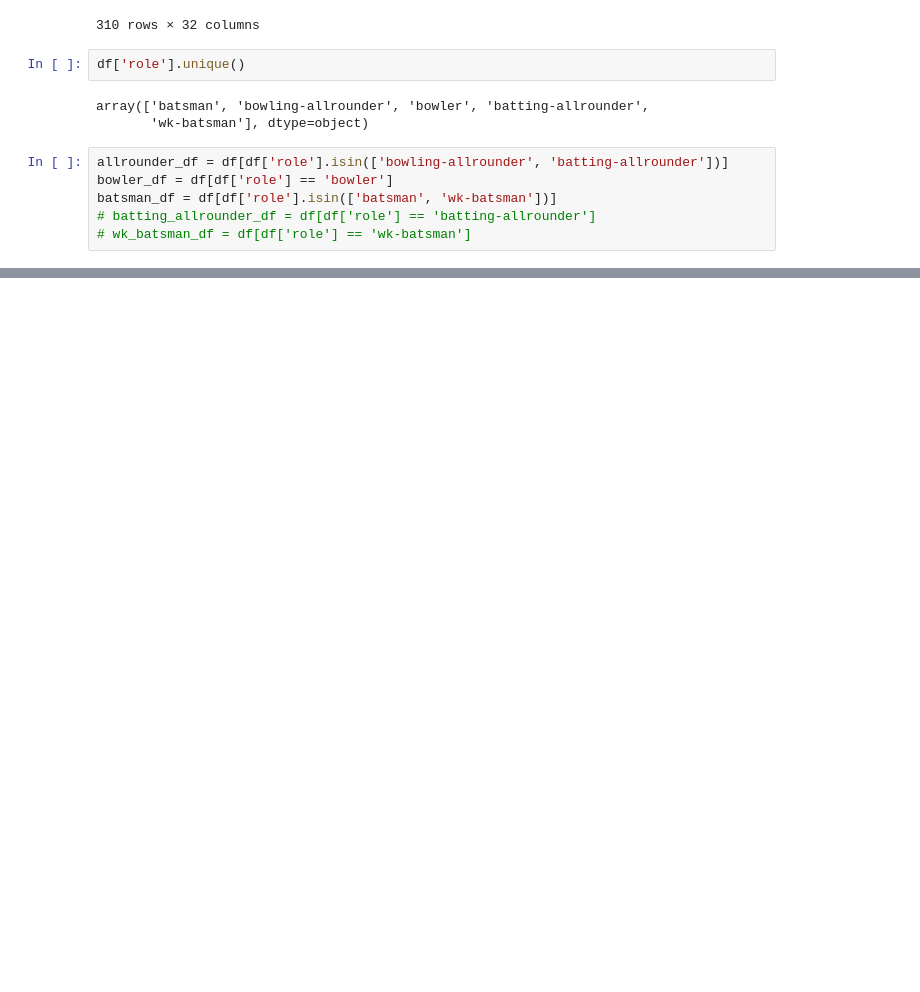
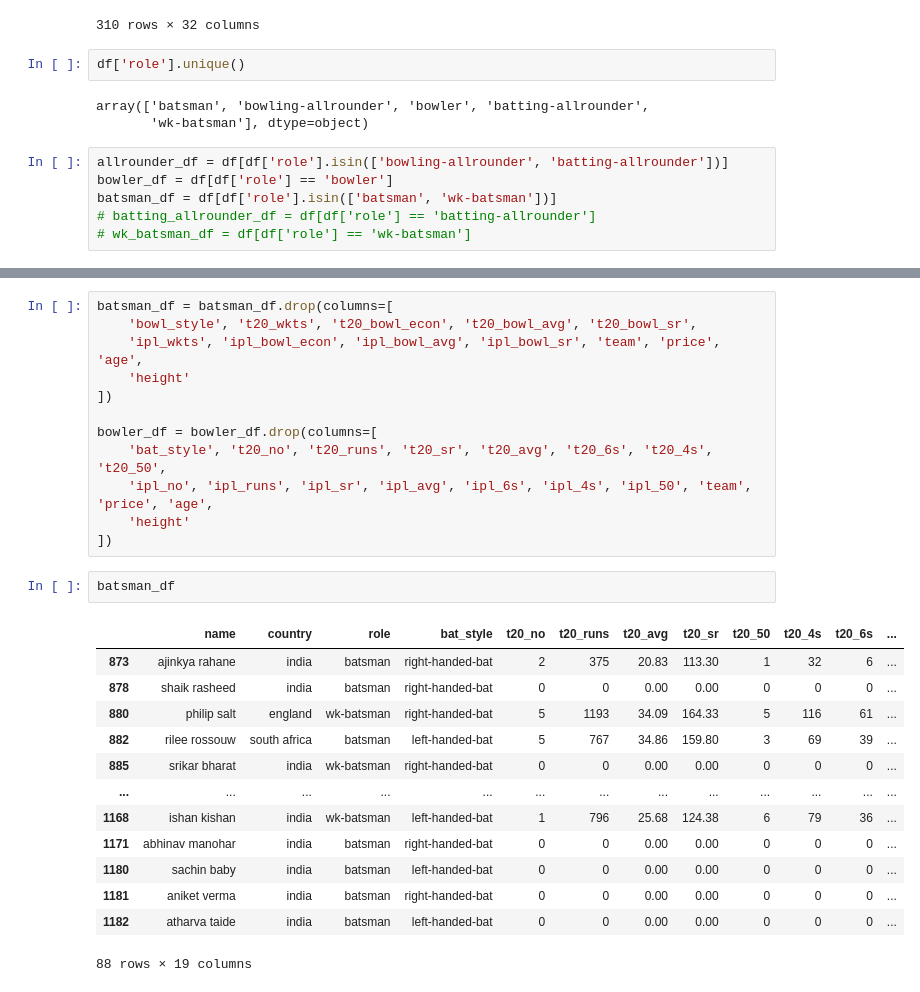
Before and after one commit to AkinduH/ipl-auction-optimizer, a Jupyter notebook: Synergy Graph/data preprocessing.ipynb, the cells around one changed output, grey strips where cells are left out. Cells and saved outputs as stored; diff of their text form; blank space fills up the shorter version.

```diff
--- a/Synergy Graph/data preprocessing.ipynb
+++ b/Synergy Graph/data preprocessing.ipynb
@@ -48,0 +59,28 @@ batsman_df = df[df['role'].isin(['batsman', 'wk-batsman'])]
+# %%
+batsman_df = batsman_df.drop(columns=[
+    'bowl_style', 't20_wkts', 't20_bowl_econ', 't20_bowl_avg', 't20_bowl_sr',
+    'ipl_wkts', 'ipl_bowl_econ', 'ipl_bowl_avg', 'ipl_bowl_sr', 'team', 'price', 'age',
+    'height'
+])
+
+bowler_df = bowler_df.drop(columns=[
+    'bat_style', 't20_no', 't20_runs', 't20_sr', 't20_avg', 't20_6s', 't20_4s', 't20_50',
+    'ipl_no', 'ipl_runs', 'ipl_sr', 'ipl_avg', 'ipl_6s', 'ipl_4s', 'ipl_50', 'team', 'price', 'age',
+    'height'
+])
+# %%
+batsman_df
+# %% [output]
+|  | name | country | role | bat_style | t20_no | t20_runs | t20_avg | t20_sr | t20_50 | t20_4s | t20_6s | ... |
+| 873 | ajinkya rahane | india | batsman | right-handed-bat | 2 | 375 | 20.83 | 113.30 | 1 | 32 | 6 | ... |
+| 878 | shaik rasheed | india | batsman | right-handed-bat | 0 | 0 | 0.00 | 0.00 | 0 | 0 | 0 | ... |
+| 880 | philip salt | england | wk-batsman | right-handed-bat | 5 | 1193 | 34.09 | 164.33 | 5 | 116 | 61 | ... |
+| 882 | rilee rossouw | south africa | batsman | left-handed-bat | 5 | 767 | 34.86 | 159.80 | 3 | 69 | 39 | ... |
+| 885 | srikar bharat | india | wk-batsman | right-handed-bat | 0 | 0 | 0.00 | 0.00 | 0 | 0 | 0 | ... |
+| ... | ... | ... | ... | ... | ... | ... | ... | ... | ... | ... | ... | ... |
+| 1168 | ishan kishan | india | wk-batsman | left-handed-bat | 1 | 796 | 25.68 | 124.38 | 6 | 79 | 36 | ... |
+| 1171 | abhinav manohar | india | batsman | right-handed-bat | 0 | 0 | 0.00 | 0.00 | 0 | 0 | 0 | ... |
+| 1180 | sachin baby | india | batsman | left-handed-bat | 0 | 0 | 0.00 | 0.00 | 0 | 0 | 0 | ... |
+| 1181 | aniket verma | india | batsman | right-handed-bat | 0 | 0 | 0.00 | 0.00 | 0 | 0 | 0 | ... |
+| 1182 | atharva taide | india | batsman | left-handed-bat | 0 | 0 | 0.00 | 0.00 | 0 | 0 | 0 | ... |
+88 rows × 19 columns
```
Also changed, not shown: parts of 2 cells of this notebook.
